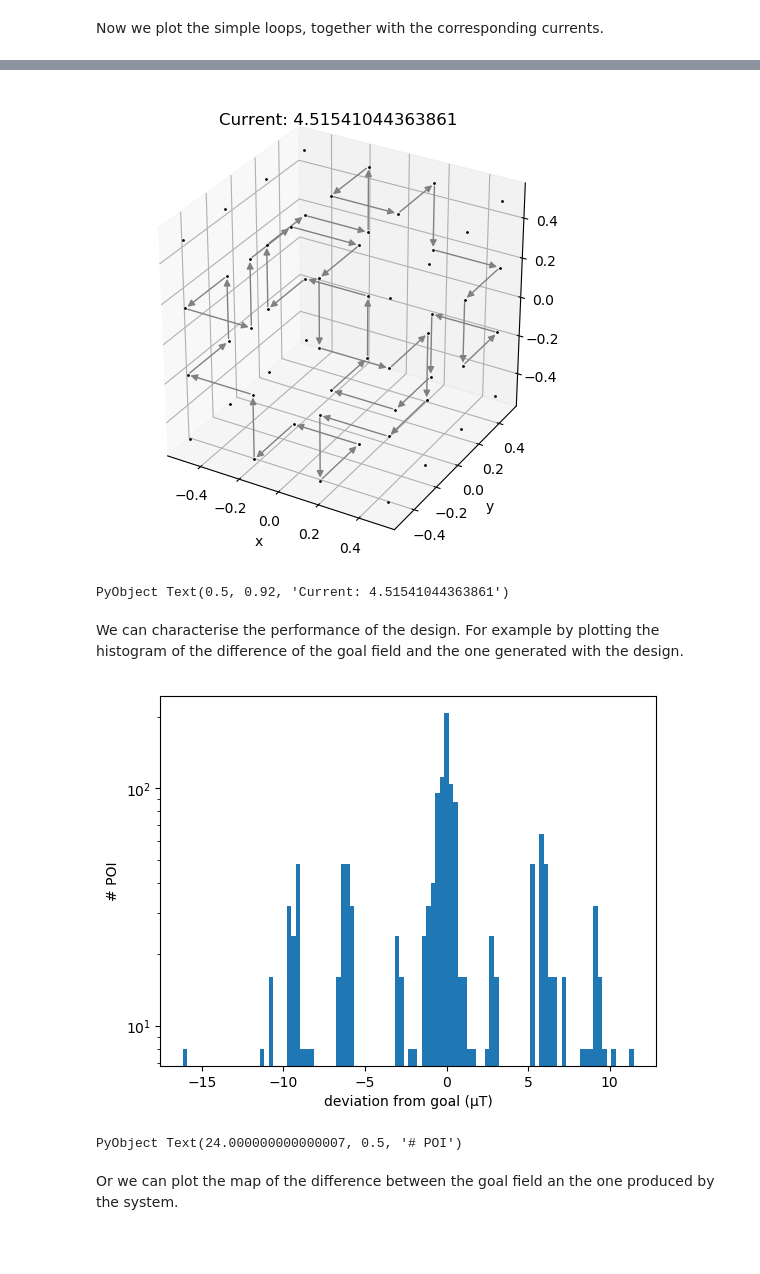
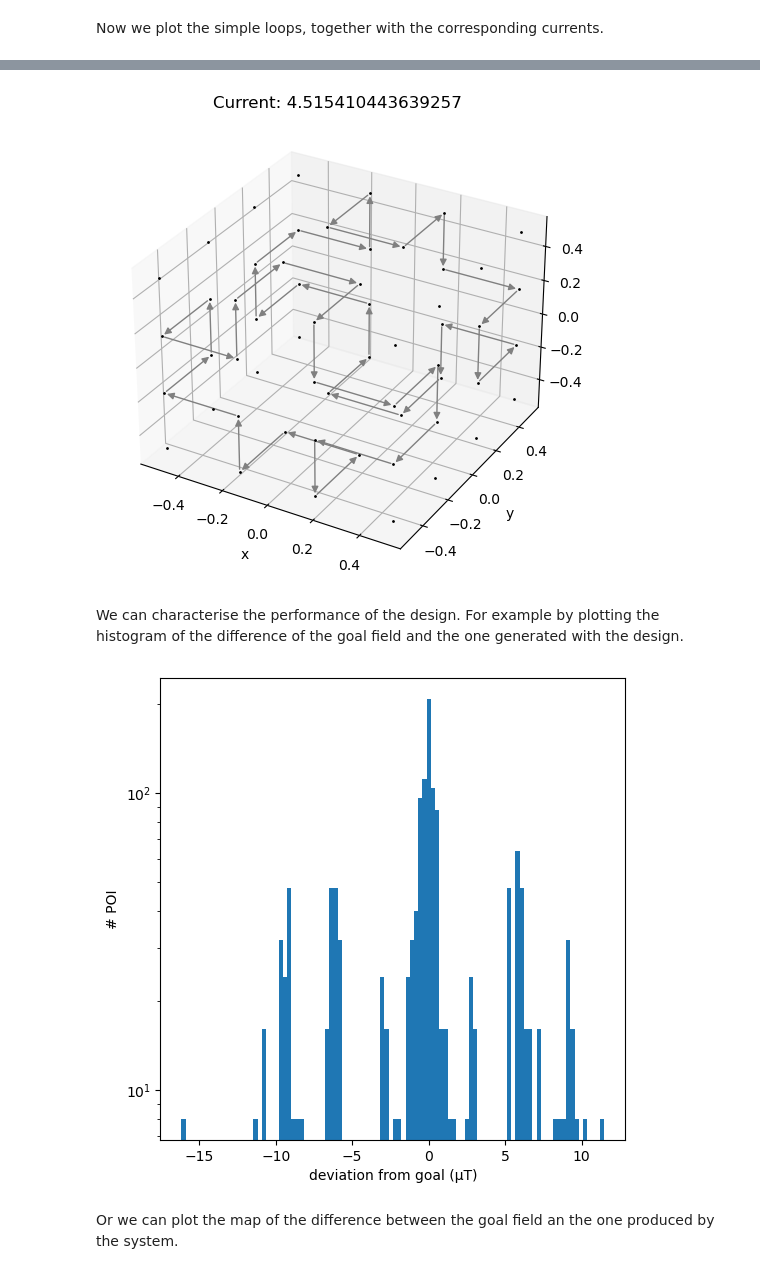
Before and after one commit to rawlik/Coils.jl, a Jupyter notebook: example.ipynb, the cells around one changed output, grey strips where cells are left out. Saved outputs shown, nothing was run; the diff lists cells and outputs as text; code cells hidden in the pictures; blank space fills up the shorter version.

Commit message:
Display the figures explicitly in the example notebook.

```diff
--- a/example.ipynb
+++ b/example.ipynb
@@ -234,16 +238,17 @@ plot_vertices(vertex_positions, labels = false)
 plot_loop(simpleloops[9], vertex_positions, color = "grey")
 plot_loop(simpleloops[10], vertex_positions, color = "grey")
 title("Current: $(simpleloopscurrents[9] * current_norm)")
+display(gcf())
 # %% [output]
-[figure, old version]
+[figure, new version]
-PyObject Text(0.5, 0.92, 'Current: 4.51541044363861')
 # %% [markdown]
 We can characterise the performance of the design. For example by plotting the histogram of the difference of the goal field and the one generated with the design.
 # %%
+figure(figsize = (6, 6))
 plot_deviation_histogram(poi, simpleloops, simpleloopscurrents, vertex_positions, Bgoal)
+display(gcf())
 # %% [output]
-[figure, old version]
+[figure, new version]
-PyObject Text(24.000000000000007, 0.5, '# POI')
 # %% [markdown]
 Or we can plot the map of the difference between the goal field an the one produced by the system.
 # %%
```
Also changed, not shown: parts of 33 cells of this notebook.
